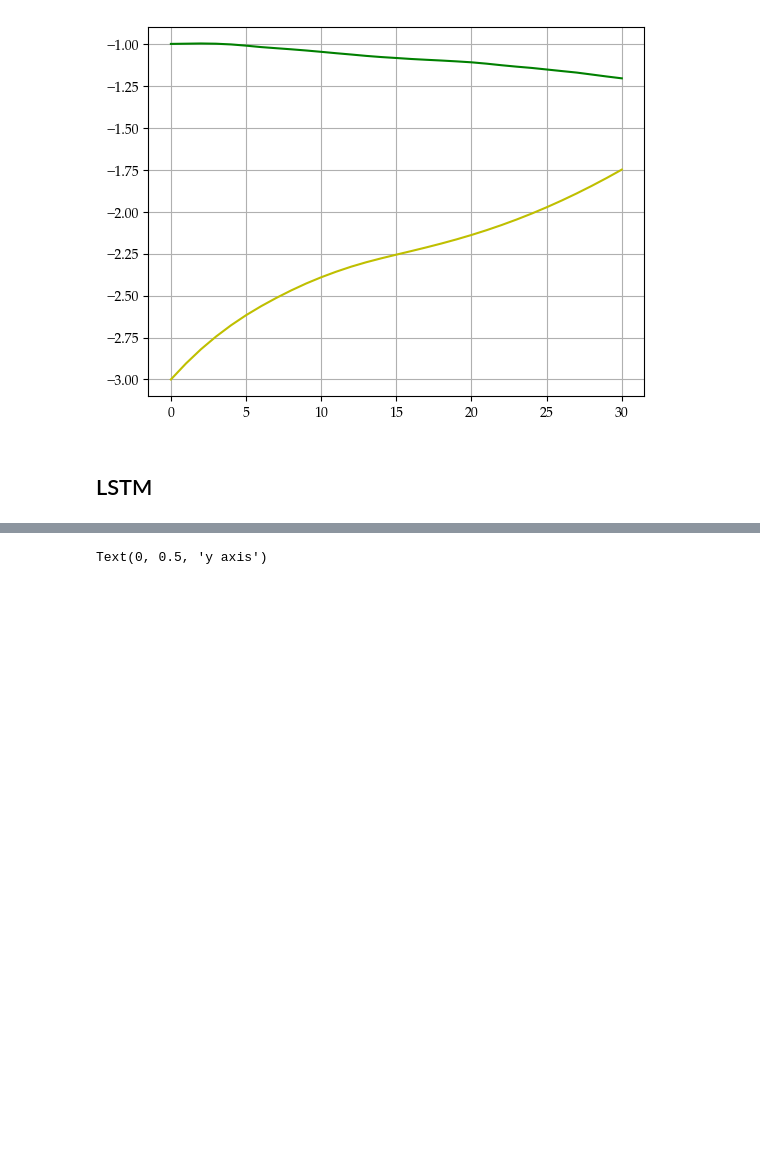
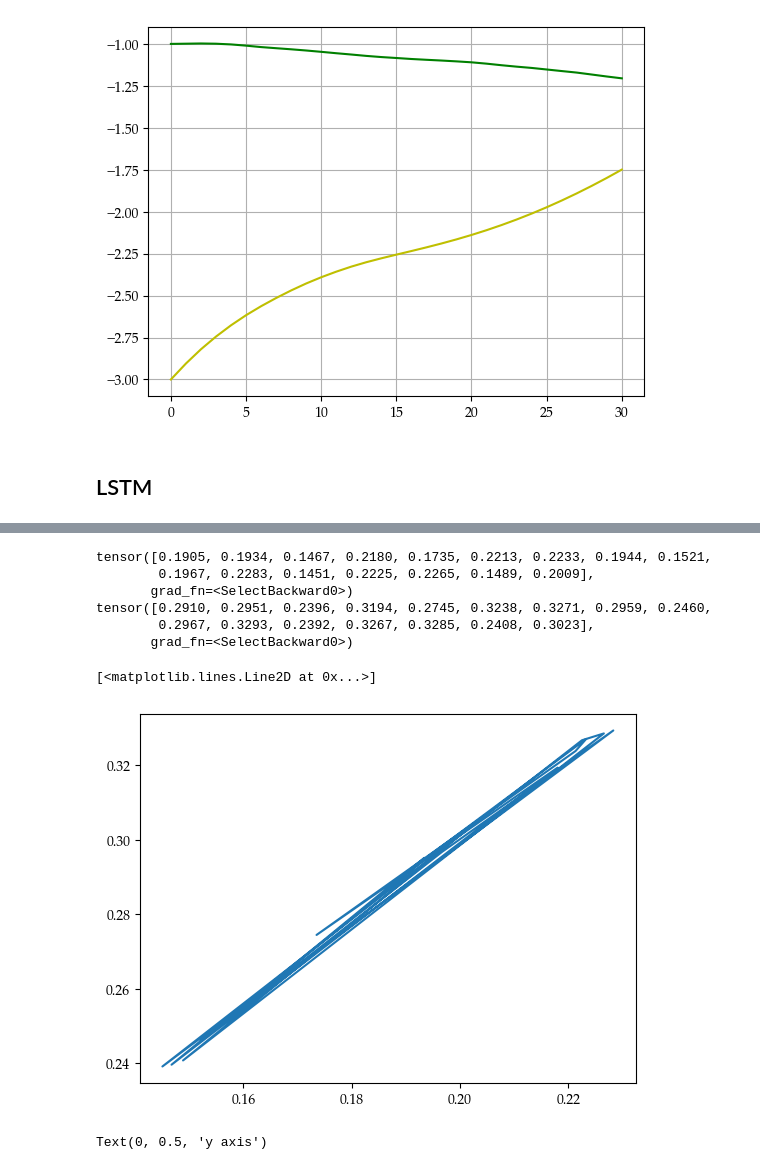
Before and after one commit to christian-gordon14/AA598-aut24, a Jupyter notebook: homework/hw2_starter_code_sqp.ipynb, the cells around one changed output, grey strips where cells are left out. Cells and saved outputs as stored; diff of their text form; code cells hidden in the pictures; blank space fills up the shorter version.

```diff
--- a/homework/hw2_starter_code_sqp.ipynb
+++ b/homework/hw2_starter_code_sqp.ipynb
@@ -295,0 +279,17 @@ print(totalMatrix[:, 4:6])
+# %%
+new_data = np.delete(A, [1, 2], axis=1)
+#
+# print(np.size(totalMatrix))
+# print(totalMatrix[:, 4:6])
+onlyHistoryData = np.delete(totalMatrix, [4, 6], axis = 1) # deleting the 4, 5 row because this is 'x'
+onlyTestData = (totalMatrix[:, 4:6])
+train_data_history = np.transpose(onlyHistoryData[:15, :])
+train_data_future = np.transpose(onlyTestData[:15, :])
+test_data_history = np.transpose(onlyHistoryData[:15, :])
+test_data_future = np.transpose(onlyTestData[15:, :])
+train_data = {'history' : train_data_history, 'future' : train_data_future}
+test_data = {'history' : test_data_history, 'future' : test_data_future}
+print(len(train_data['history']))
+print(train_data['future'])
+print(len(train_data['history']))
+print((test_data['future']))
@@ -297,11 +312,11 @@ print(totalMatrix[:, 4:6])
 # This will be the training data
 with open('train.pickle', 'wb') as f:
     # Pickle the 'data' dictionary using the highest protocol available.
-    pickle.dump(totalMatrix[:15, :], f, pickle.HIGHEST_PROTOCOL)
+    pickle.dump(train_data, f, pickle.HIGHEST_PROTOCOL)
 # This will be the testing data
 with open('test.pickle', 'wb') as f:
     # Pickle the 'data' dictionary using the highest protocol available.
-    pickle.dump(totalMatrix[15:, :], f, pickle.HIGHEST_PROTOCOL)
+    pickle.dump(test_data, f, pickle.HIGHEST_PROTOCOL)
 # When training will have to leave out the testing robot controls
 # %%
 with open("train.pickle", 'rb') as handle:
@@ -426,7 +466,7 @@ class LSTM(torch.nn.Module):
 
         return ys # [batch_size, ts_max, output_dim]
 # %%
-hidden_size = 4
+hidden_size = 1
 future_length = 2
 input_size = 1
 output_size = 1
@@ -496,7 +536,7 @@ print(f'Test Loss: {loss.item():.4f}')
 
 
 # try with different prediction horizons
-prediction_horizon = 10
+prediction_horizon = 2
 prediction = model(history, prediction_horizon)
 
 
@@ -511,5 +551,22 @@ Test Loss: 0.0374
 interactive(children=(IntSlider(value=0, description='Index:', max=15), Output()), _dom_classes=('widget-inter…
 <function aa598.hw1_helper.plot_data_regression(history, future, prediction, index, xlims=[-11, 5], ylims=[-2, 2])>
+# %%
+print(prediction[:, 0])
+print(prediction[:, 1])
+# %% [output]
+tensor([0.1905, 0.1934, 0.1467, 0.2180, 0.1735, 0.2213, 0.2233, 0.1944, 0.1521,
+        0.1967, 0.2283, 0.1451, 0.2225, 0.2265, 0.1489, 0.2009],
+       grad_fn=<SelectBackward0>)
+tensor([0.2910, 0.2951, 0.2396, 0.3194, 0.2745, 0.3238, 0.3271, 0.2959, 0.2460,
+        0.2967, 0.3293, 0.2392, 0.3267, 0.3285, 0.2408, 0.3023],
+       grad_fn=<SelectBackward0>)
+# %%
+t = np.linspace(0,16, 16)
+# plt.plot(t, prediction[:, 0].detach().numpy())
+plt.plot(prediction[:, 0].detach().numpy(), prediction[:, 1].detach().numpy())
+# %% [output]
+[<matplotlib.lines.Line2D at 0x...>]
+[figure, added]
 # %%
 t = jnp.arange(0, len(trainXPosition), 1)
 j = jnp.arange(0, len(testXPosition), 1)
```
Also changed, not shown: parts of 8 cells of this notebook, 2 other files.
